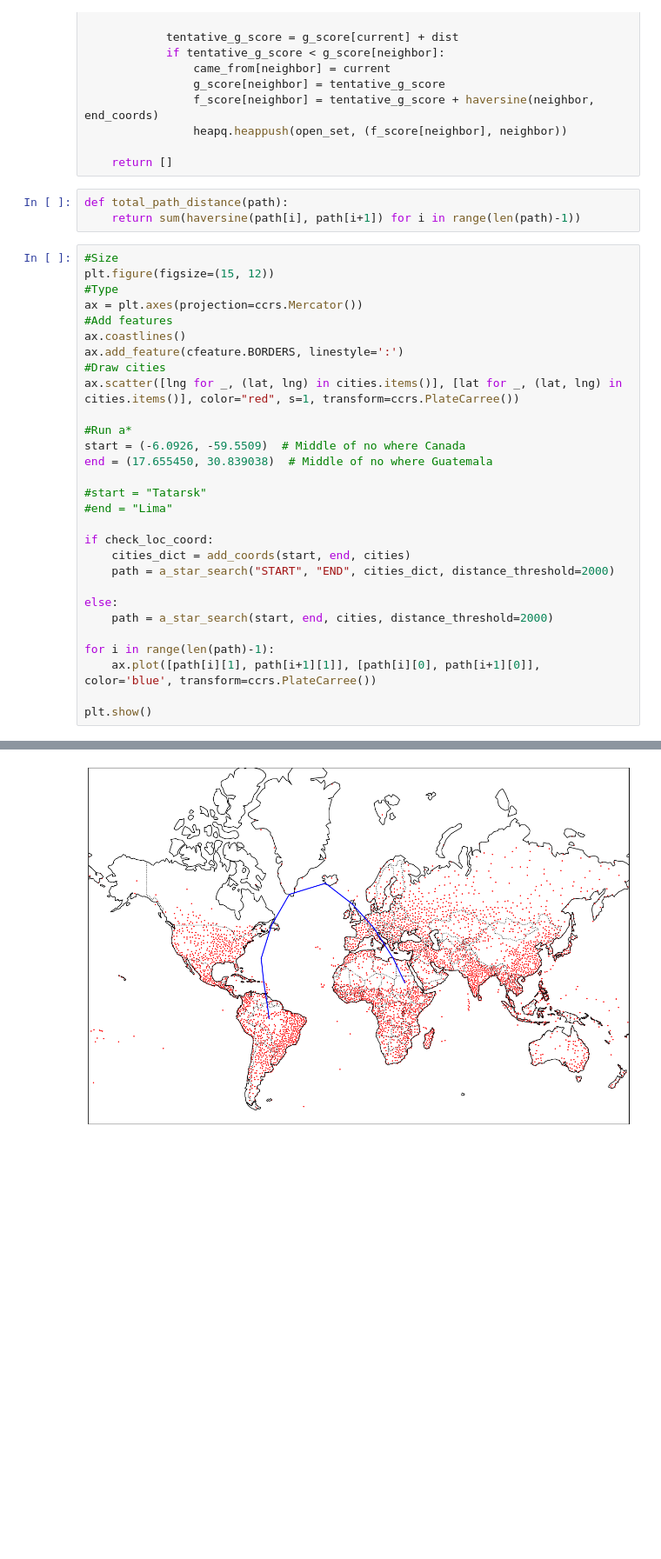
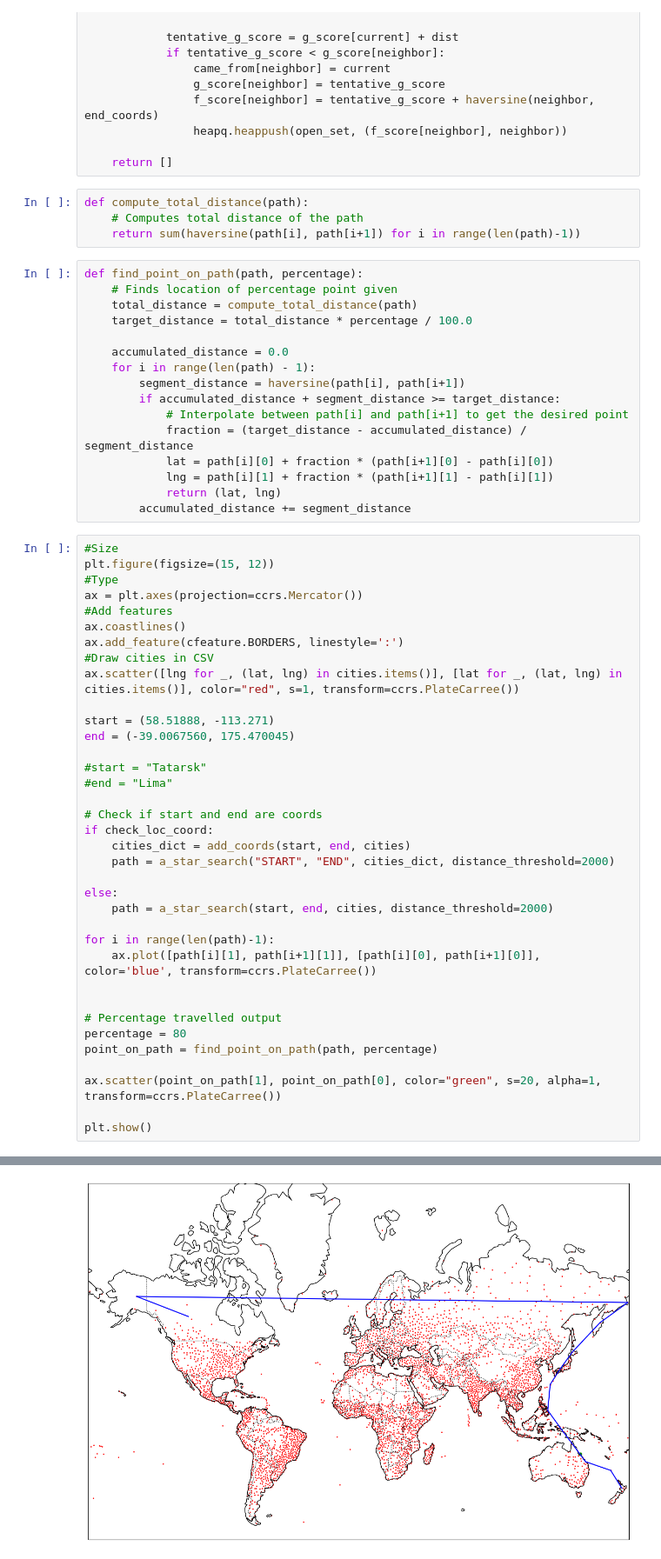
Before and after one commit to ThatManSam/PigeonPost, a Jupyter notebook: Pathfinding.ipynb, the cells around one changed output, grey strips where cells are left out. Shown: that part at 87% size. Cells and saved outputs as stored; diff of their text form; blank space fills up the shorter version.

Commit message:
Added percentage indicator

```diff
--- a/Pathfinding.ipynb
+++ b/Pathfinding.ipynb
@@ -94,8 +82,25 @@ def a_star_search(start_city, end_city, cities_dict, distance_threshold=1000):
 
     return []
 # %%
-def total_path_distance(path):
+def compute_total_distance(path):
+    # Computes total distance of the path
     return sum(haversine(path[i], path[i+1]) for i in range(len(path)-1))
+# %%
+def find_point_on_path(path, percentage):
+    # Finds location of percentage point given
+    total_distance = compute_total_distance(path)
+    target_distance = total_distance * percentage / 100.0
+
+    accumulated_distance = 0.0
+    for i in range(len(path) - 1):
+        segment_distance = haversine(path[i], path[i+1])
+        if accumulated_distance + segment_distance >= target_distance:
+            # Interpolate between path[i] and path[i+1] to get the desired point
+            fraction = (target_distance - accumulated_distance) / segment_distance
+            lat = path[i][0] + fraction * (path[i+1][0] - path[i][0])
+            lng = path[i][1] + fraction * (path[i+1][1] - path[i][1])
+            return (lat, lng)
+        accumulated_distance += segment_distance
 # %%
 #Size
 plt.figure(figsize=(15, 12))
@@ -104,16 +109,16 @@ ax = plt.axes(projection=ccrs.Mercator())
 #Add features
 ax.coastlines()
 ax.add_feature(cfeature.BORDERS, linestyle=':')
-#Draw cities
+#Draw cities in CSV
 ax.scatter([lng for _, (lat, lng) in cities.items()], [lat for _, (lat, lng) in cities.items()], color="red", s=1, transform=ccrs.PlateCarree())
 
-#Run a*
-start = (-6.0926, -59.5509)  # Middle of no where Canada
-end = (17.655450, 30.839038)  # Middle of no where Guatemala
+start = (58.51888, -113.271)
+end = (-39.0067560, 175.470045)
 
 #start = "Tatarsk"
 #end = "Lima"
 
+# Check if start and end are coords
 if check_loc_coord:
     cities_dict = add_coords(start, end, cities)
     path = a_star_search("START", "END", cities_dict, distance_threshold=2000)
@@ -124,5 +129,12 @@ else:
 for i in range(len(path)-1):
     ax.plot([path[i][1], path[i+1][1]], [path[i][0], path[i+1][0]], color='blue', transform=ccrs.PlateCarree())
 
+
+# Percentage travelled output
+percentage = 80
+point_on_path = find_point_on_path(path, percentage)
+
+ax.scatter(point_on_path[1], point_on_path[0], color="green", s=20, alpha=1, transform=ccrs.PlateCarree())
+
 plt.show()
 # %% [output]
@@ -131 +143 @@ plt.show()
-[figure, old version]
+[figure, new version]
```
Also changed, not shown: parts of 2 cells of this notebook.
